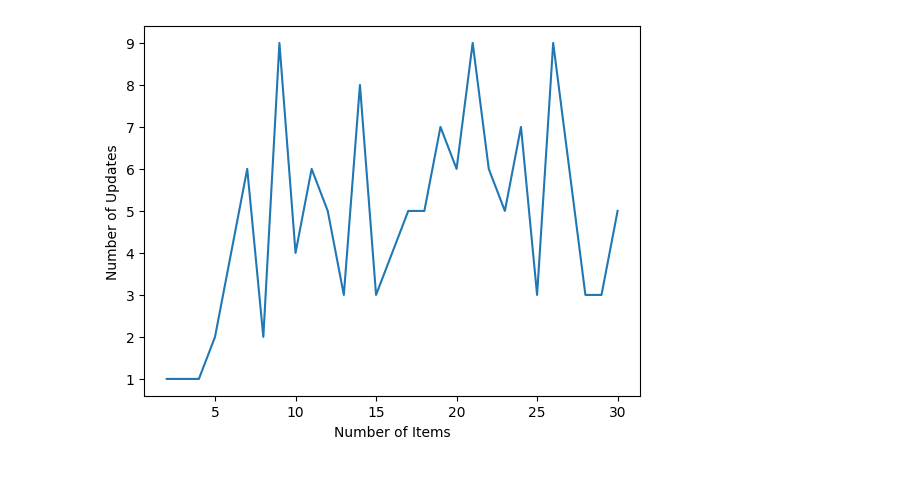
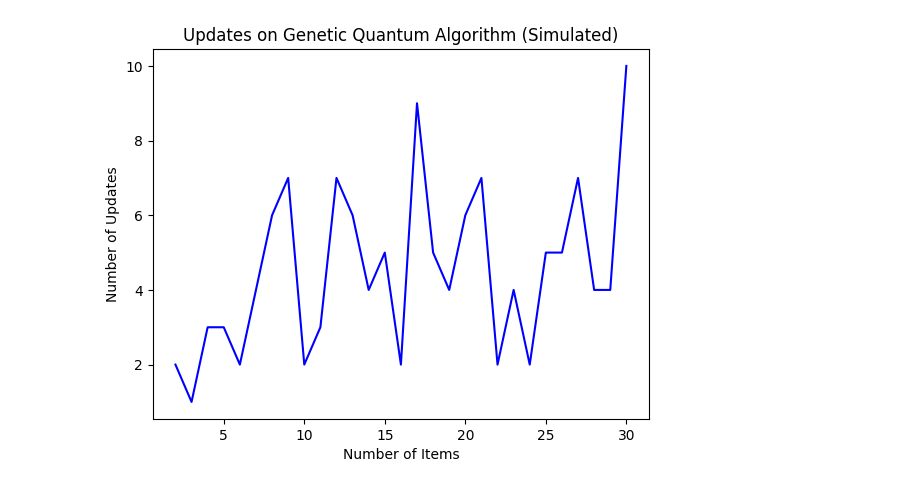
Before and after one commit to Michonster/QCS-Group-Project, a Jupyter notebook: Quantum_.GA.ipynb, the cells around one changed output. Cells and saved outputs as stored; diff of their text form; code cells hidden in the pictures.

Commit message:
Update `Quantum_GA.ipynb`

```diff
--- a/Quantum_.GA.ipynb
+++ b/Quantum_.GA.ipynb
@@ -5,13 +23,16 @@
 # %%
 # Import necessary libraries.
-import copy, tqdm
+
+import copy
 import numpy as np
+import matplotlib.pyplot as plt
 from qiskit import QuantumCircuit
 from qiskit_aer.primitives import SamplerV2 as Sampler
-import matplotlib.pyplot as plt
+from tqdm import tqdm
 
-# Maximum parameters.
-MAX_GEN = 100
+# Global parameters.
+
+MAX_GENERATION = 100
 MAX_ITEMS = 30
 # %%
 # Measure the quantum circuit.
@@ -136,26 +154,25 @@ def gqa(weights, values, capacity, num_items) -> tuple:
 
     return (best_profit, best_solution, updates)
 # %%
-# Problem set up.
-weights = np.random.randint(1, 100, MAX_ITEMS)
-values = np.random.randint(1, 100, MAX_ITEMS)
+# Collect data.
 
-# Collect data.
-x_data, y_data = [], []
-for num_items in tqdm.tqdm(range(2, MAX_ITEMS+1), desc="Genetic Quantum Algorithm (Simulated)"):
-    curr_weights = weights[:num_items]
-    curr_values = values[:num_items]
-    capacity = 0.5 * sum(curr_weights)
+x_axis = list(range(2, MAX_ITEMS+1))
+y_axis = []
 
-    (best_profit, best_solution, updates) = gqa(curr_weights, curr_values, capacity, num_items)
-    x_data.append(num_items)
-    y_data.append(updates)
+for num_items in tqdm(range(2, MAX_ITEMS+1), desc="Genetic Quantum Algorithm (Simulated)"):
+    weights = np.random.randint(1, 100, num_items)
+    values = np.random.randint(1, 100, num_items)
+    capacity = 0.5 * sum(weights)
+
+    (best_profit, best_solution, updates) = gqa(weights, values, capacity, num_items)
+    y_axis.append(updates)
 
 # Plot data.
-plt.plot(x_data, y_data, label='Items vs. Updates')
+
+plt.plot(x_axis, y_axis, color='blue')
 plt.xlabel("Number of Items")
 plt.ylabel("Number of Updates")
-
+plt.title("Updates on Genetic Quantum Algorithm (Simulated)")
 plt.show()
 # %% [output]
-[figure, old version]
+[figure, new version]
```
Also changed, not shown: parts of 3 cells of this notebook.
